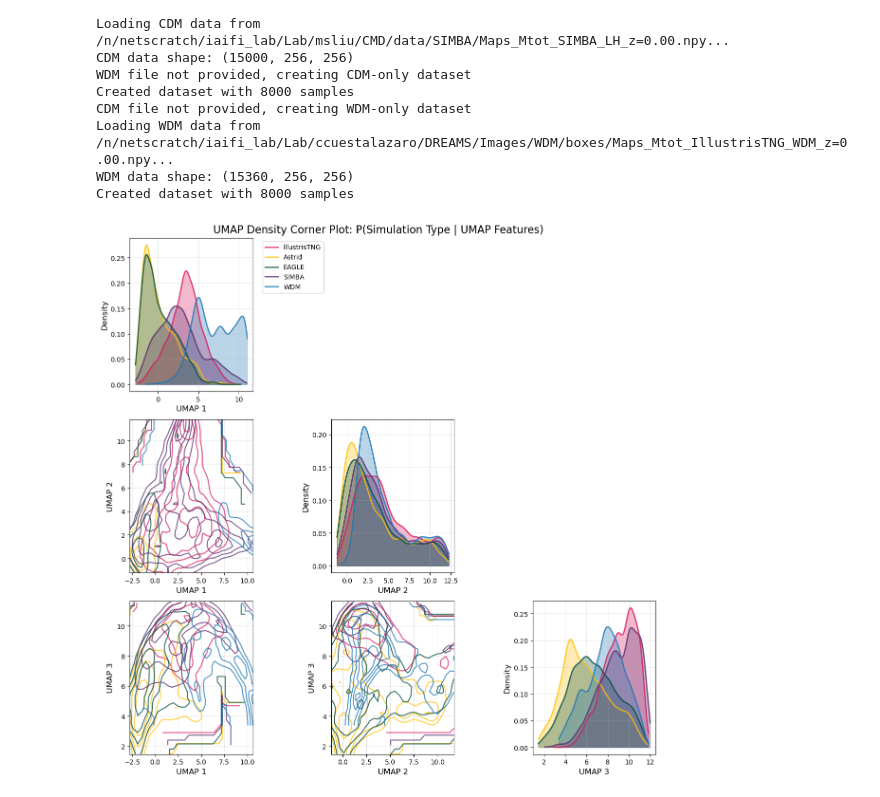
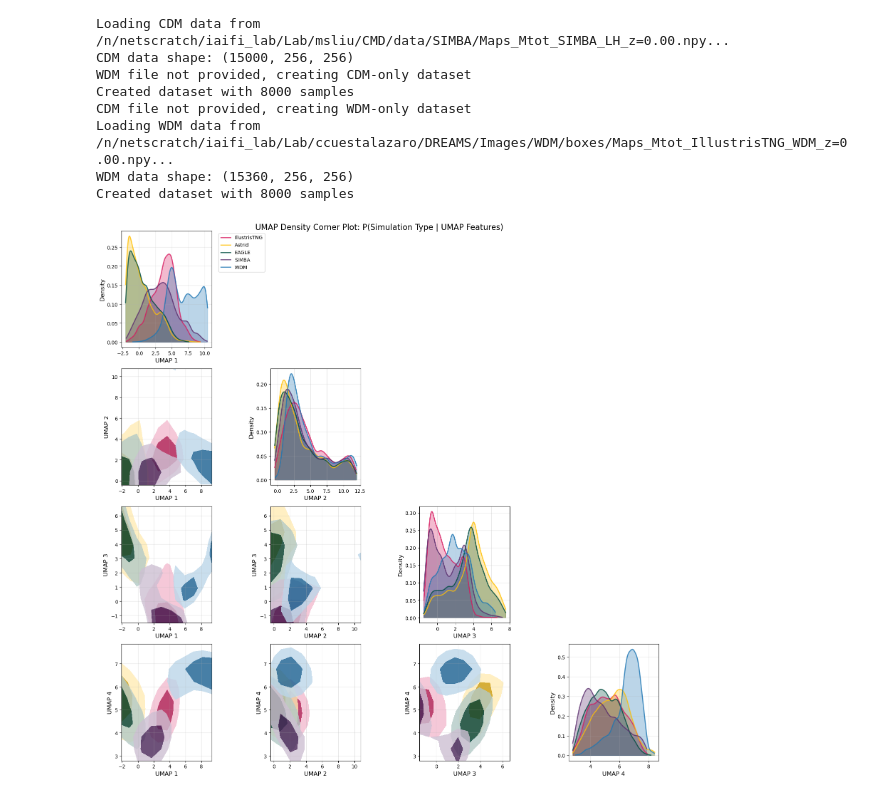
Before and after one commit to mingshauliu/DMLatent, a Jupyter notebook: small_net/sim_latent.ipynb, the cells around one changed output. Cells and saved outputs as stored; diff of their text form; code cells hidden in the pictures.

```diff
--- a/small_net/sim_latent.ipynb
+++ b/small_net/sim_latent.ipynb
@@ -301,7 +208,7 @@ for cdm_model, colour in zip(sims, cs):
 
 # --- Combine Features and Run UMAP ---
 all_features = np.vstack(all_features)
-n_components = 3  # Using 4 components for richer corner plot
+n_components = 4  # Using 4 components for richer corner plot
 reducer = umap.UMAP(n_components=n_components, random_state=42)
 umap_results = reducer.fit_transform(all_features)
 
@@ -329,6 +236,8 @@ Loading WDM data from /n/netscratch/iaifi_lab/Lab/ccuestalazaro/DREAMS/Images/WD
 WDM data shape: (15360, 256, 256)
 Created dataset with 8000 samples
 # %%
+from matplotlib.colors import to_rgba
+
 def estimate_2d_density(x, y, bins=50, smooth=1.0):
     """Estimate 2D density using histogram + gaussian smoothing"""
     H, xedges, yedges = np.histogram2d(x, y, bins=bins, density=True)
@@ -383,91 +292,64 @@ for i in range(n_components):
                 ax.legend(bbox_to_anchor=(1.05, 1), loc='upper left')
 
         else:  # Lower triangle - 2D density contour plots
             for cdm_model, colour in zip(sims, cs):
                 mask = all_labels == cdm_model
                 x_data = umap_results[mask, j]  # x-axis dimension
                 y_data = umap_results[mask, i]  # y-axis dimension
 
                 if len(x_data) > 50:  # Only plot if we have enough data
                     try:
                         # Method 1: Using 2D histogram + smoothing
-                        X, Y, density = estimate_2d_density(x_data, y_data, bins=30)
+                        X, Y, density = estimate_2d_density(x_data, y_data, bins=10)
 
-                        # Create contour plot
-                        contours = ax.contour(X, Y, density, levels=contour_levels,
-                                            colors=[colour], alpha=0.8, linewidths=1.5)
-                        # ax.contourf(X, Y, density, levels=contour_levels,
-                        #            colors=[colour], alpha=0.2)
+                        base_rgba=to_rgba(colour)
+                        mix_factor = 0.7
+                        outer_color = tuple(base_rgba[i] * (1-mix_factor) + mix_factor for i in range(3)) + (1.0,)
+
+                        # Inner: darker (multiply RGB values)
+                        darken_factor = 0.8
+                        inner_color = tuple(base_rgba[i] * darken_factor for i in range(3)) + (1.0,)
+
+                        # Create two levels for sunny egg effect
+                        # Create two levels for sunny egg effect based on density percentiles
+                        max_density = density.max()
+                        min_density = density.min()
+
+                        # Use percentiles of the actual density values for better control
+                        low_level = np.percentile(density, 85)   # 60th percentile
+                        high_level = np.percentile(density, 95)  # 85th percentile
+
+                        # Ensure we have meaningful levels
+                        if low_level >= high_level:
+                            low_level = min_density + (max_density - min_density) * 0.5
+                            high_level = min_density + (max_density - min_density) * 0.9
+
+                        levels_to_use = [low_level, high_level]
+
+                        # Use the same levels for the contour lines
+                        # contours = ax.contour(X, Y, density, levels=levels_to_use, colors=[colour], alpha=0.8, linewidths=1.5)
+                       # Fill outer ring
+                        ax.contourf(X, Y, density, levels=[levels_to_use[0], levels_to_use[1]],
+                                   colors=[outer_color], alpha=0.8)
+                        # Fill inner core
+                        ax.contourf(X, Y, density, levels=[levels_to_use[1], max_density],
+                                   colors=[inner_color], alpha=0.8)
 
                     except Exception as e:
                         print(f"Could not create density plot for {cdm_model}: {e}")
                         # Fallback: just plot a few sample points
                         sample_idx = np.random.choice(len(x_data), min(100, len(x_data)), replace=False)
                         ax.scatter(x_data[sample_idx], y_data[sample_idx],
                                  color=colour, alpha=0.5, s=10, label=cdm_model)
 
             ax.set_xlabel(f'UMAP {j+1}', fontsize=12)
             ax.set_ylabel(f'UMAP {i+1}', fontsize=12)
             ax.grid(True, alpha=0.3)
 
 plt.suptitle("UMAP Density Corner Plot: P(Simulation Type | UMAP Features)",
              fontsize=16, y=0.98)
 plt.tight_layout()
 plt.savefig('umap_density_corner_plot.png', dpi=300, bbox_inches='tight')
 plt.show()
-
-# --- Alternative: Create a focused 2D density plot for the first two UMAP dimensions ---
-fig, ax = plt.subplots(1, 1, figsize=(12, 9))
-
-for cdm_model, colour in zip(sims, cs):
-    mask = all_labels == cdm_model
-    x_data = umap_results[mask, 0]
-    y_data = umap_results[mask, 1]
-
-    if len(x_data) > 50:
-        # Create smooth density contours
-        X, Y, density = estimate_2d_density(x_data, y_data, bins=40, smooth=1.5)
-
-        # Plot filled contours (showing probability density regions)
-        contour_filled = ax.contourf(X, Y, density, levels=8,
-                                   colors=[colour], alpha=0.3)
-
-        # Plot contour lines (showing density levels)
-        contour_lines = ax.contour(X, Y, density, levels=8,
-                                 colors=[colour], alpha=0.8, linewidths=2)
-
-        # Add labels to contour lines
-        ax.clabel(contour_lines, inline=True, fontsize=8, fmt='%.3f')
-
-# Add some sample points for reference
-for cdm_model, colour in zip(sims, cs):
-    mask = all_labels == cdm_model
-    sample_idx = np.random.choice(np.sum(mask), min(200, np.sum(mask)), replace=False)
-    sample_mask = np.where(mask)[0][sample_idx]
-    ax.scatter(umap_results[sample_mask, 0], umap_results[sample_mask, 1],
-               color=colour, alpha=0.6, s=8, label=f'{cdm_model} (samples)',
-               edgecolors='white', linewidths=0.5)
-
-ax.set_xlabel('UMAP 1', fontsize=14)
-ax.set_ylabel('UMAP 2', fontsize=14)
-ax.set_title('2D Posterior Density: P(Simulation Type | UMAP 1, UMAP 2)', fontsize=16)
-ax.legend(bbox_to_anchor=(1.05, 1), loc='upper left')
-ax.grid(True, alpha=0.3)
-
-plt.tight_layout()
-plt.savefig('umap_2d_density_posterior.png', dpi=300, bbox_inches='tight')
-plt.show()
-
-# --- Print some statistics about the posterior distributions ---
-print("\n=== Posterior Distribution Statistics ===")
-for cdm_model in sims:
-    mask = all_labels == cdm_model
-    data = umap_results[mask]
-    print(f"\n{cdm_model}:")
-    print(f"  Sample size: {np.sum(mask)}")
-    for dim in range(n_components):
-        mean = np.mean(data[:, dim])
-        std = np.std(data[:, dim])
-        print(f"  UMAP {dim+1}: μ={mean:.3f}, σ={std:.3f}")
 # %% [output]
-[figure, old version]
+[figure, new version]
```
Also changed, not shown: parts of 2 cells of this notebook, 32 other files.
